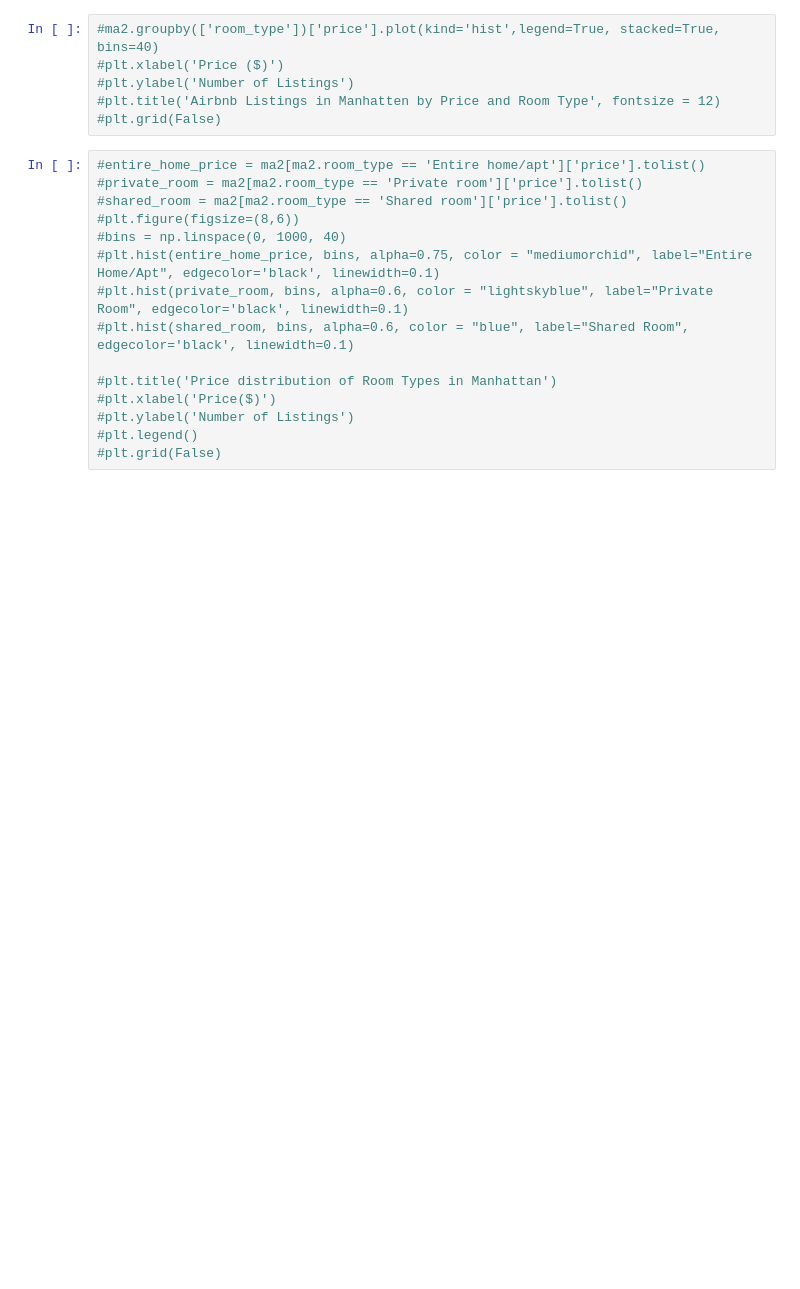
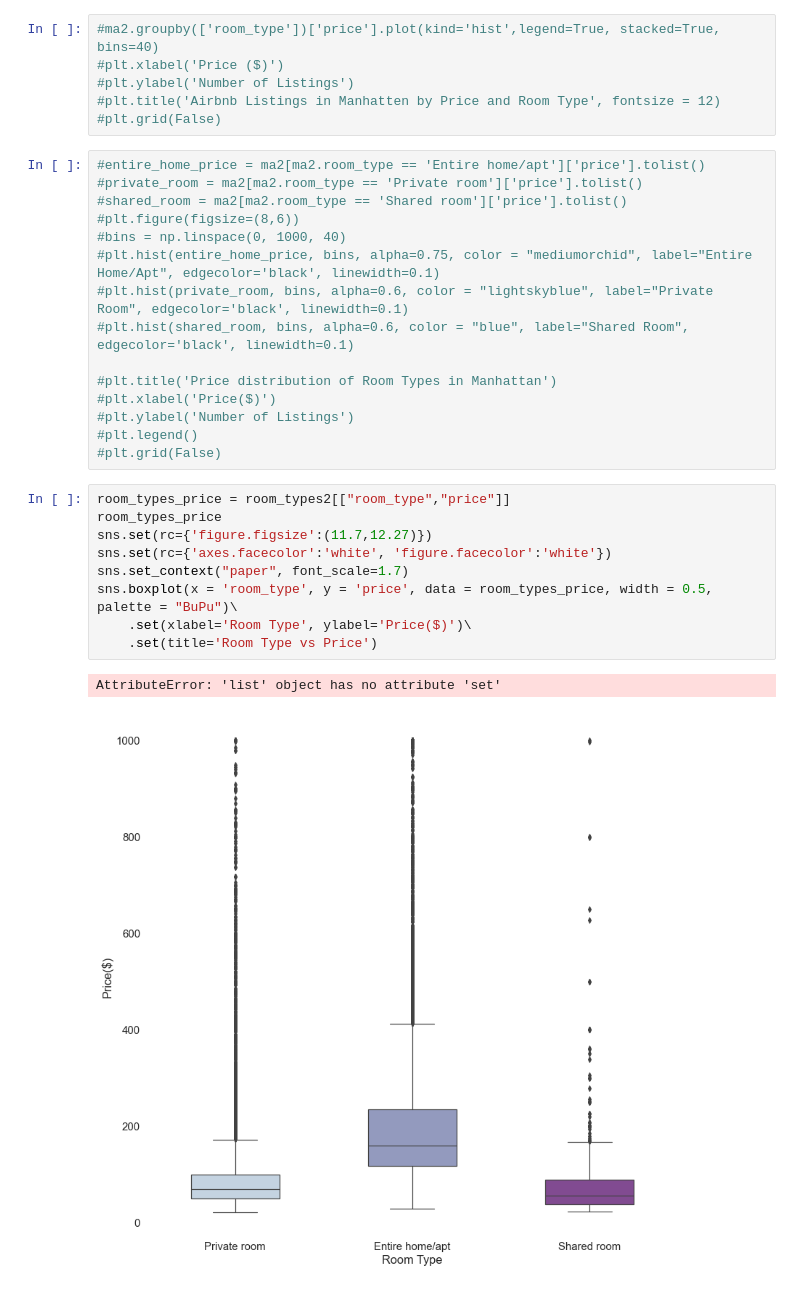
Before and after one commit to mb3005/NYC-Airbnbs, a Jupyter notebook: Python Project 1 - Airbnbs in NYC.ipynb, the cells around one changed output. Saved outputs shown, nothing was run; the diff lists cells and outputs as text; blank space fills up the shorter version.

```diff
--- a/Python Project 1 - Airbnbs in NYC.ipynb
+++ b/Python Project 1 - Airbnbs in NYC.ipynb
@@ -560,6 +544,18 @@ plt.grid(False)
 #plt.ylabel('Number of Listings')
 #plt.legend()
 #plt.grid(False)
+# %%
+room_types_price = room_types2[["room_type","price"]]
+room_types_price
+sns.set(rc={'figure.figsize':(11.7,12.27)})
+sns.set(rc={'axes.facecolor':'white', 'figure.facecolor':'white'})
+sns.set_context("paper", font_scale=1.7)
+sns.boxplot(x = 'room_type', y = 'price', data = room_types_price, width = 0.5, palette = "BuPu")\
+    .set(xlabel='Room Type', ylabel='Price($)')\
+    .set(title='Room Type vs Price')
+# %% [output]
+AttributeError: 'list' object has no attribute 'set'
+[figure, added]
 # %%
 # availability throughout the year
 
```
Also changed, not shown: parts of 25 cells of this notebook, 1 other file.
